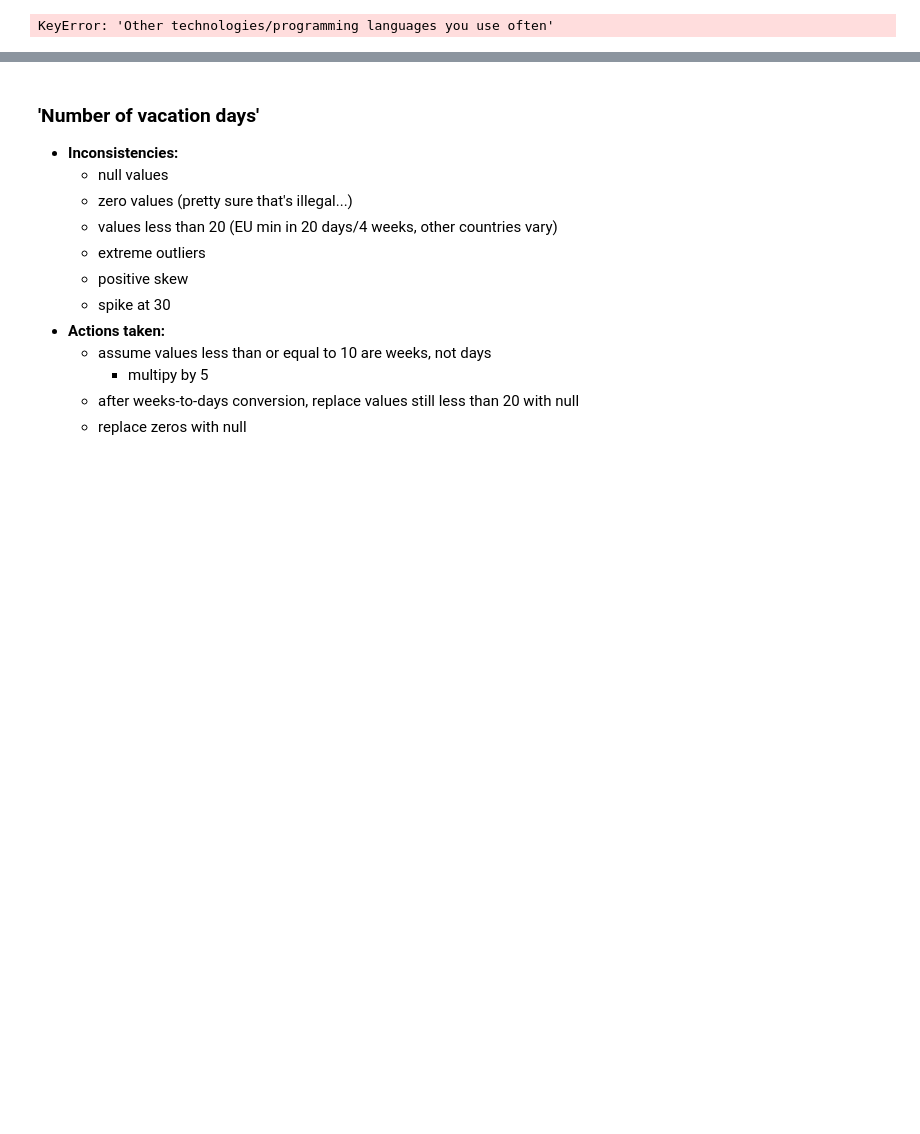
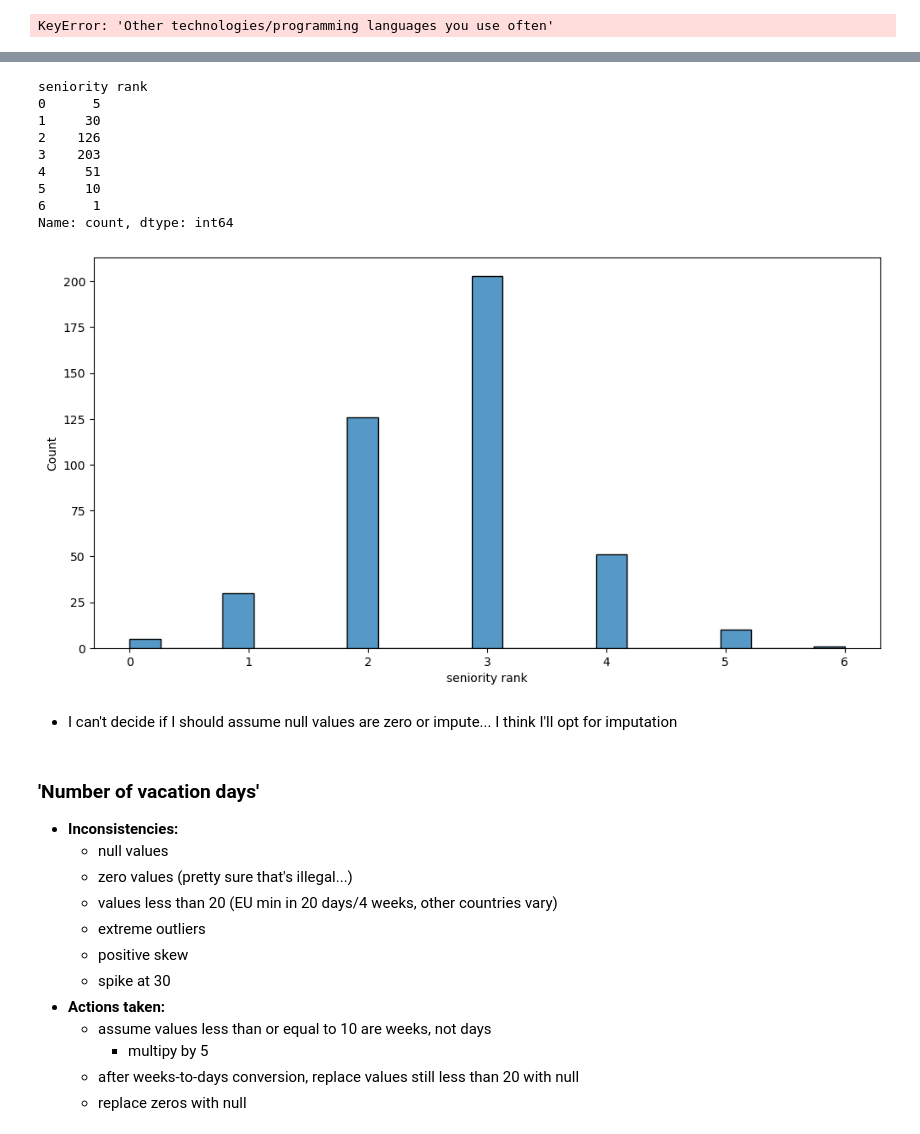
Before and after one commit to AkeemSemperDataScience/3950-assignment-2-mlsiebold, a Jupyter notebook: START_Asn_2.ipynb, the cells around one changed output, grey strips where cells are left out. Drawn from its saved outputs; the diff is of its cells as text; code cells hidden in the pictures; blank space fills up the shorter version.

```diff
--- a/START_Asn_2.ipynb
+++ b/START_Asn_2.ipynb
@@ -1626,3 +1672,23 @@ KeyboardInterrupt:
+# %%
+# Plot seniority distribution of null bonuses
+
+null_bonus = df[df[column].isna()]   #.sort_values(salary, ascending=False).head()
+sns.histplot(null_bonus, x='seniority rank');
+
+print(null_bonus['seniority rank'].value_counts().sort_index())
+# %% [output]
+seniority rank
+0      5
+1     30
+2    126
+3    203
+4     51
+5     10
+6      1
+Name: count, dtype: int64
+[figure, added]
+# %% [markdown]
+- I can't decide if I should assume null values are zero or impute...  I think I'll opt for imputation
 # %% [markdown]
 ###  **'Number of vacation days'**
 - **Inconsistencies:**
```
Also changed, not shown: parts of 24 cells of this notebook.
